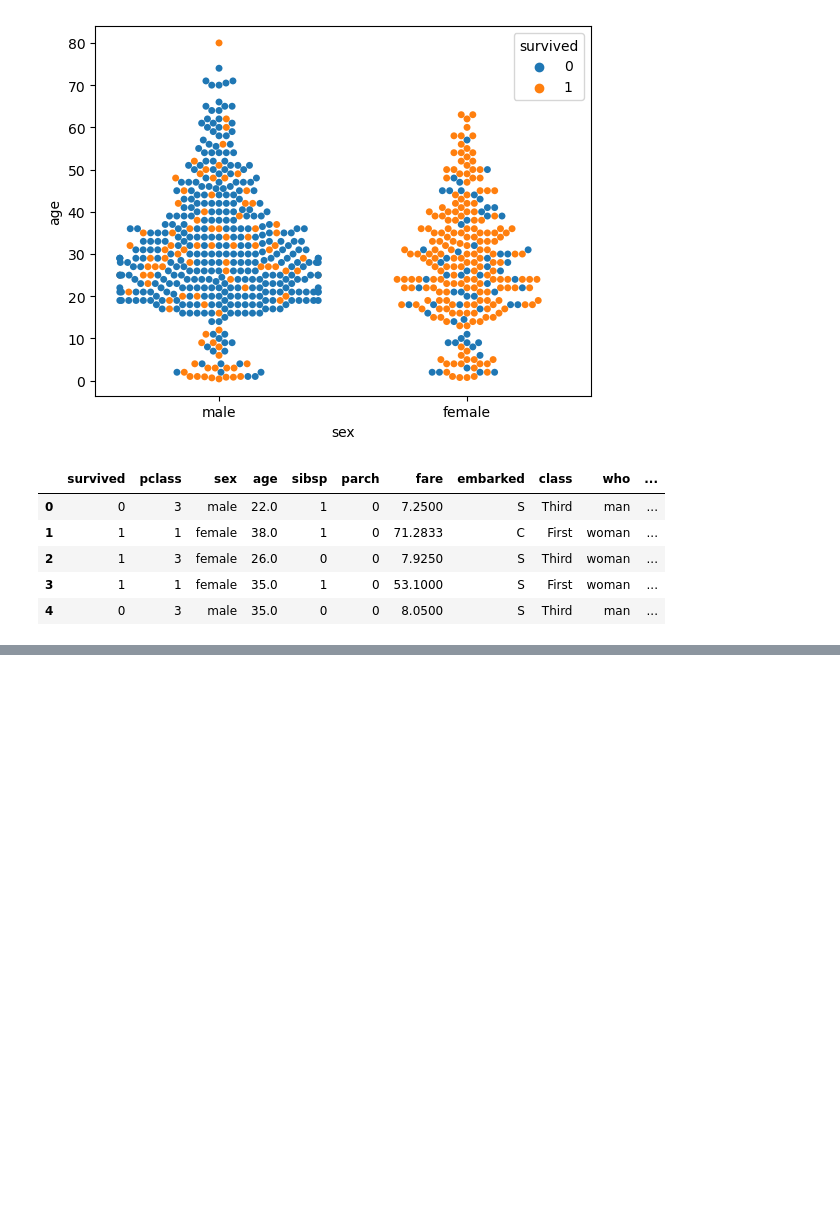
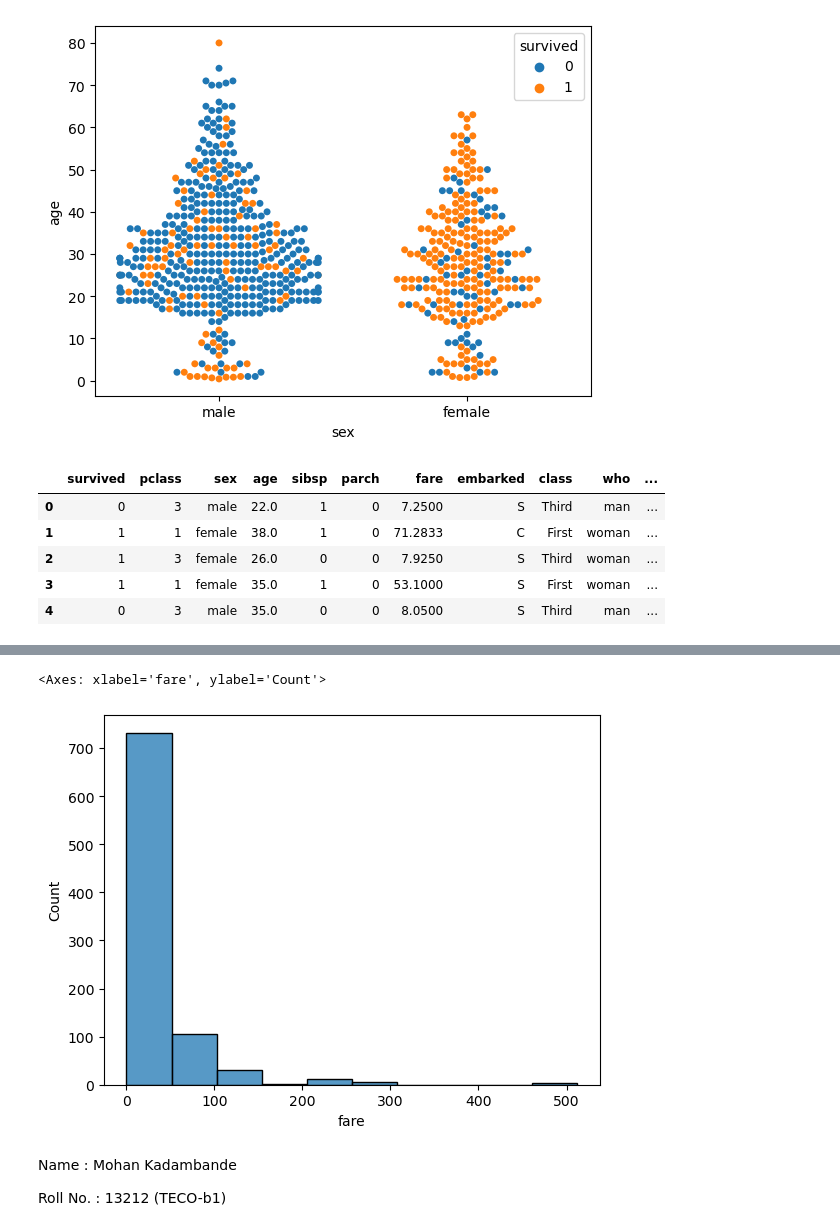
Before and after one commit to mohan-11/DSBDA-b1-13212, a Jupyter notebook: prac8dsbda.ipynb, the cells around one changed output, grey strips where cells are left out. Cells and saved outputs as stored; diff of their text form; code cells hidden in the pictures; blank space fills up the shorter version.

```diff
--- a/prac8dsbda.ipynb
+++ b/prac8dsbda.ipynb
@@ -230,0 +270,11 @@ df1.head()
+# %%
+import seaborn as sns
+df1 = sns.load_dataset('titanic')
+sns.histplot(df1['fare'], kde=False, bins=10)
+# %% [output]
+<Axes: xlabel='fare', ylabel='Count'>
+[figure, added]
+# %% [markdown]
+Name : Mohan Kadambande
+
+Roll No. : 13212 (TECO-b1)
```
Also changed, not shown: parts of 10 cells of this notebook, 3 other files.
